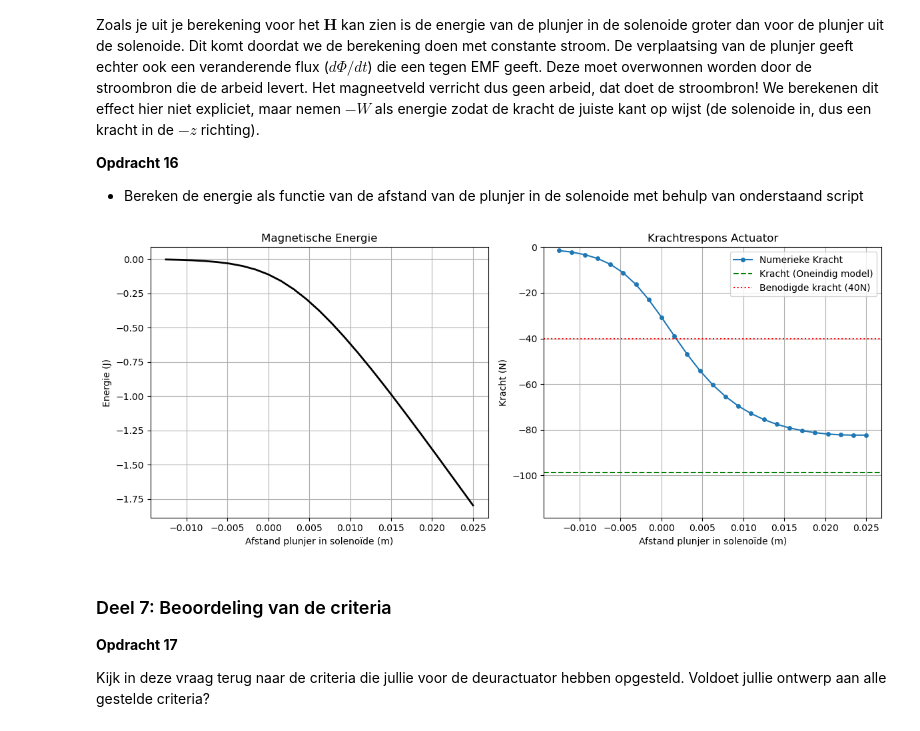
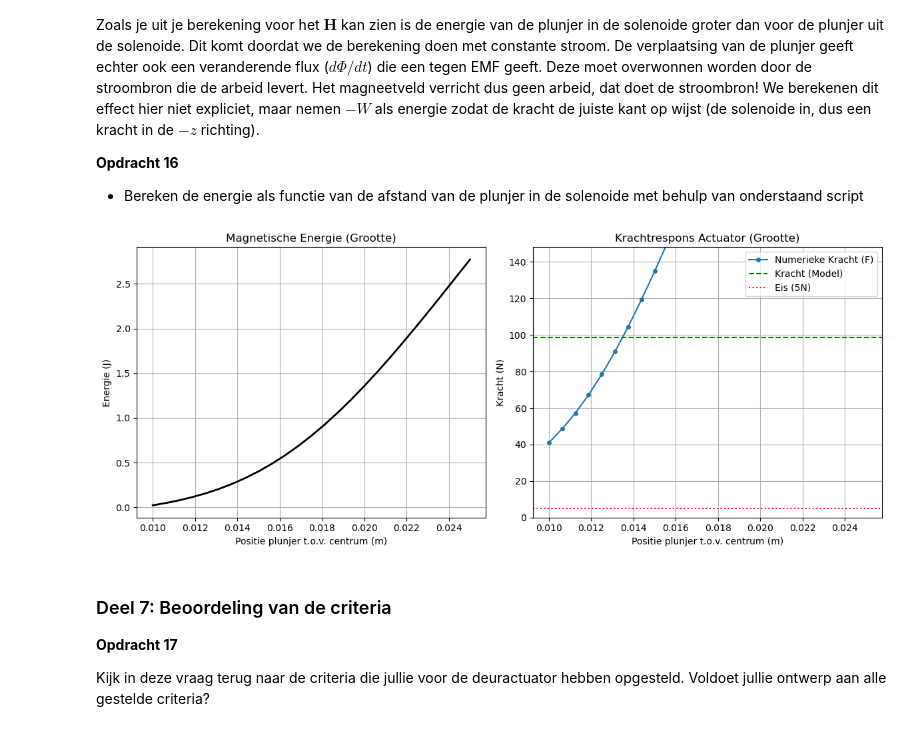
Before and after one commit to carstenschroevers-eng/opdrachten-DEF-D, a Jupyter notebook: KrachtactuatorOpdracht.ipynb, the cells around one changed output. Drawn from its saved outputs; the diff is of its cells as text; code cells hidden in the pictures.

```diff
--- a/KrachtactuatorOpdracht.ipynb
+++ b/KrachtactuatorOpdracht.ipynb
@@ -599,11 +591,6 @@ Bereken het veld in het midden van de solenoide en vergelijk het met het analyti
 * Denk na over wat dl betekent en hoe jullie deze zou berekenen.
 * Bereken met de functie die jullie eerder geschreven hebben de contributies aan het $H$-veld en sommeer deze.
 # %%
-# 1. Parameters (Neem reële waarden)
-I = 1.0               # Stroom
-r_sol = 0.01          # 1 cm straal
-L_sol = 0.5           # We nemen een relatief lange spoel (50 cm) voor vergelijking
-aantal_windingen = 500
 n = aantal_windingen / L_sol  # Spoed (turns per meter)
 
 # 2. Bereken het traject (gebruik een hoge N voor convergentie)
@@ -648,14 +635,7 @@ Omdat onze solenoide niet oneindig lang is zal het veld in de solenoide niet uni
 
 Bereken de $z$-component van het $\mathbf{H}$-veld op de as van de solenoide over het interval $z \in [0, 1.5L_s]$ in 25 stappen. Je moet nu dus op elk veld-punt met behulp Biot-Savart de bijdragen van alle stroomelementen integreren. Maak een grafiek van de $z$-component van het $\mathbf{H}$-veld tegen $z$.
 # %%
-# 1. Instellingen (overgenomen uit je eerdere stappen)
-L_sol = 0.05          # Lengte spoel
-r_sol = 0.01          # Straal spoel
-I = 1.0               # Stroom
-aantal_omwent = 500   # Aantal windingen
-N_segmenten = 10000   # Punten op de draad voor Biot-Savart
-
-# Bereken het traject van de draad één keer
+#Bereken het traject van de draad één keer
 x_draad, y_draad, z_draad = parametrisatie(N_segmenten, r_sol, aantal_omwent, L_sol)
 punten_draad = np.vstack((x_draad, y_draad, z_draad)).T
 
@@ -727,60 +707,51 @@ Zoals je uit je berekening voor het $\mathbf{H}$ kan zien is de energie van de p
 
 * Bereken de energie als functie van de afstand van de plunjer in de solenoide met behulp van onderstaand script
 # %%
-# --- Parameters (Check of deze al in je script staan) ---
-mu_0 = 4 * np.pi * 1e-7
-mu_r = 5000         # Relatieve permeabiliteit ijzer
-r_s = 0.01          # Straal plunjer (m)
-L_s = 0.05          # Lengte spoel (m)
-I = 1.0             # Stroom (A)
-aantal_omwent = 500
-dz = z_ax[1] - z_ax[0]
+H_reversed = np.flipud(H_ax)
+Wz = 0.5 * (np.pi * r_s**2) * mu_r * mu_0 * np.cumsum(H_reversed**2) * dz
 
-# 1. Bereken de energie (Wz)
-# Formule: 0.5 * Volume_stap * mu_r * mu_0 * H^2
-# We flippen de H-waarden omdat de plunjer de spoel 'binnenkomt'
-H_reversed = np.flipud(H_ax)
-Wz = -0.5 * (np.pi * r_s**2) * mu_r * mu_0 * np.cumsum(H_reversed**2) * dz
-
-# 2. Bereken de numerieke kracht (F = dW/dz)
-# We gebruiken np.diff om de helling van de energiekurve te bepalen
-force_numerical = np.diff(Wz) / dz
-# Omdat diff één element korter is, voegen we een laatste waarde toe voor de plot
+# 2. Bereken de numerieke kracht (F)
+# We nemen de absolute waarde zodat de kracht positief in de grafiek staat
+force_numerical = np.abs(np.diff(Wz) / dz)
 force_numerical = np.append(force_numerical, force_numerical[-1])
 
-# 3. Analytische kracht (Oneindige solenoïde model)
-# F = - (mu_0 * mu_r * A * n^2 * I^2) / 2
+# 3. Analytische kracht (Grootte berekenen)
 n = aantal_omwent / L_s
-force_analytical = - (mu_0 * mu_r * np.pi * r_s**2 * n**2 * I**2) / 2
+# Ook hier het minteken weg: we kijken naar de grootte van de kracht
+force_analytical = (mu_0 * mu_r * np.pi * r_s**2 * n**2 * I**2) / 2
 
 # --- Plotting ---
 plt.figure(figsize=(12, 5))
 
-# Subplot 1: Energie
+# Subplot 1: Energie (Positief)
 plt.subplot(1, 2, 1)
+# We plotten de energie die toeneemt naarmate de plunjer verder naar binnen gaat
 plt.plot(L_s/2 - z_ax, np.flipud(Wz), '-k', linewidth=2)
-plt.title('Magnetische Energie')
-plt.xlabel('Afstand plunjer in solenoïde (m)')
+plt.title('Magnetische Energie (Grootte)')
+plt.xlabel('Positie plunjer t.o.v. centrum (m)')
 plt.ylabel('Energie (J)')
 plt.grid(True)
 
-# Subplot 2: Kracht
+# Subplot 2: Kracht (Positief)
 plt.subplot(1, 2, 2)
-plt.plot(L_s/2 - z_ax, np.flipud(force_numerical), '-o', label='Numerieke Kracht', markersize=4)
-plt.axhline(y=force_analytical, color='g', linestyle='--', label='Kracht (Oneindig model)')
-plt.axhline(y=-40, color='r', linestyle=':', label='Benodigde kracht (40N)') # Jouw 40N eis
+# Gebruik flipud zodat de plot matcht met de x-as (afstand in de spoel)
+plt.plot(L_s/2 - z_ax, np.flipud(force_numerical), '-o', label='Numerieke Kracht (F)', markersize=4)
+plt.axhline(y=force_analytical, color='g', linestyle='--', label='Kracht (Model)')
+plt.axhline(y=5, color='r', linestyle=':', label='Eis (5N)')
 
-plt.title('Krachtrespons Actuator')
-plt.xlabel('Afstand plunjer in solenoïde (m)')
+plt.title('Krachtrespons Actuator (Grootte)')
+plt.xlabel('Positie plunjer t.o.v. centrum (m)')
 plt.ylabel('Kracht (N)')
-plt.ylim([min(force_analytical*1.2, -50), 0]) # Dynamische y-as
+
+# Pas de y-as aan zodat hij bij 0 begint
+plt.ylim([0, max(force_analytical * 1.5, 10)])
 plt.grid(True)
 plt.legend()
 
 plt.tight_layout()
 plt.show()
 # %% [output]
-[figure, old version]
+[figure, new version]
 # %% [markdown]
 ### Deel 7: Beoordeling van de criteria
 **Opdracht 17**
```
Also changed, not shown: parts of 5 cells of this notebook.
